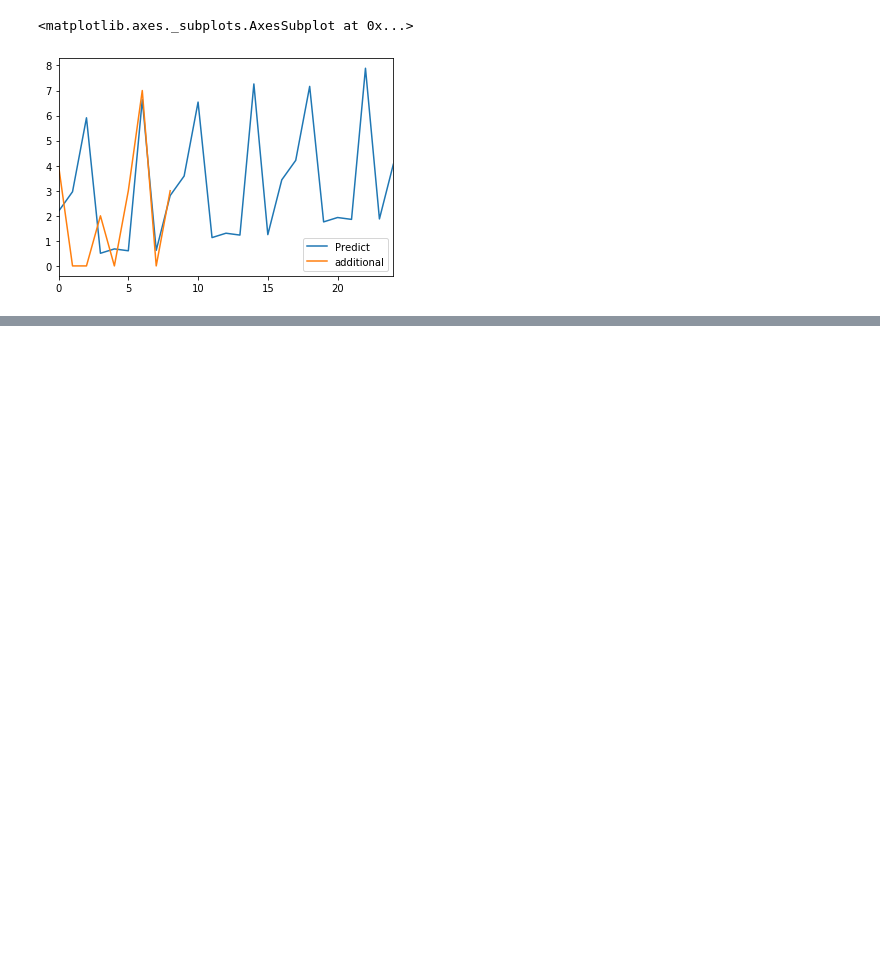
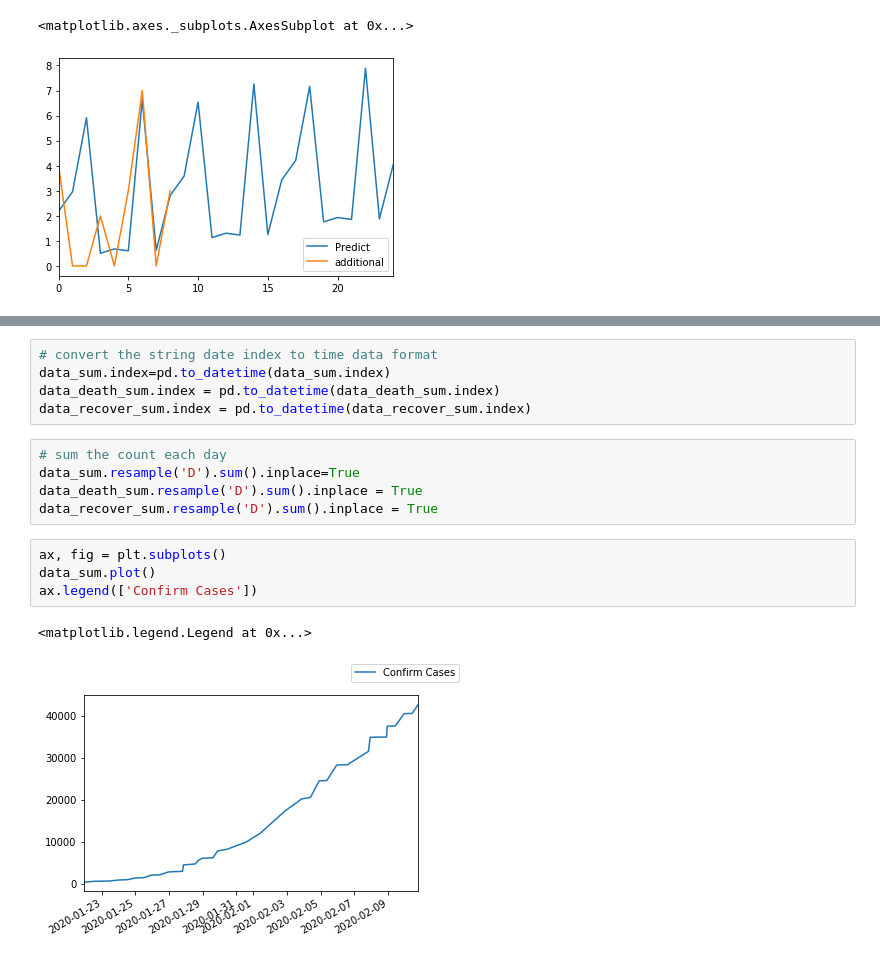
Before and after one commit to Felixwkk/food-classificaion, a Jupyter notebook: coronavirus.ipynb, the cells around one changed output, grey strips where cells are left out. Cells and saved outputs as stored; diff of their text form; blank space fills up the shorter version.

```diff
--- a/coronavirus.ipynb
+++ b/coronavirus.ipynb
@@ -615,0 +641,17 @@ test
+# %%
+# convert the string date index to time data format
+data_sum.index=pd.to_datetime(data_sum.index)
+data_death_sum.index = pd.to_datetime(data_death_sum.index)
+data_recover_sum.index = pd.to_datetime(data_recover_sum.index)
+# %%
+# sum the count each day
+data_sum.resample('D').sum().inplace=True
+data_death_sum.resample('D').sum().inplace = True
+data_recover_sum.resample('D').sum().inplace = True
+# %%
+ax, fig = plt.subplots()
+data_sum.plot()
+ax.legend(['Confirm Cases'])
+# %% [output]
+<matplotlib.legend.Legend at 0x...>
+[figure, added]
```
Also changed, not shown: parts of 11 cells of this notebook.
